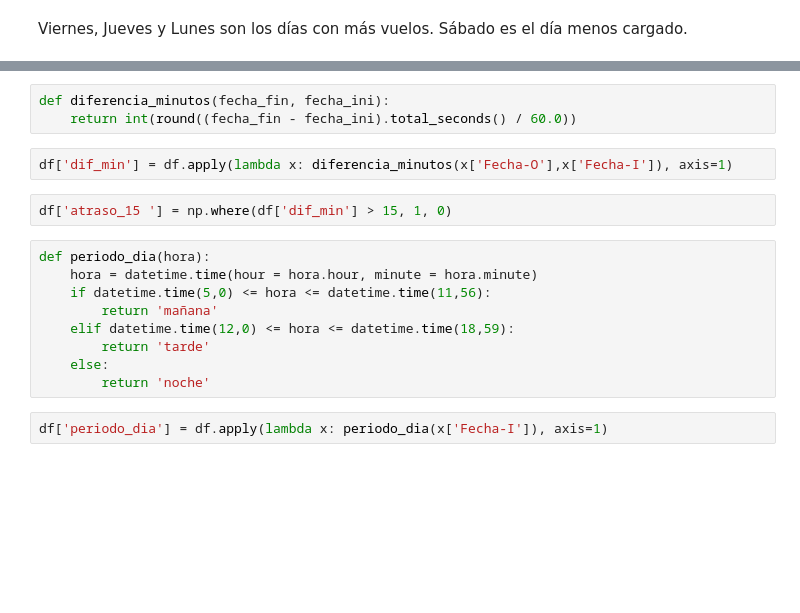
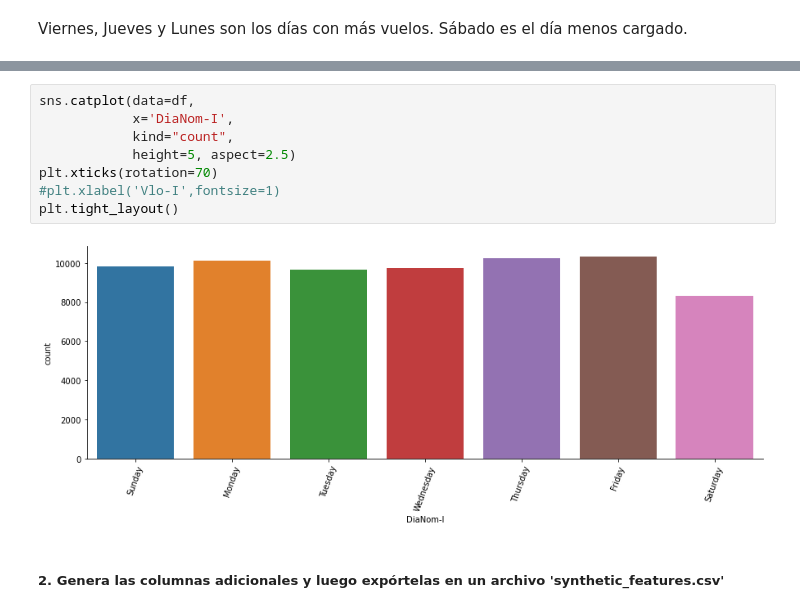
Before and after one commit to sebastiansm/latam_challenge, a Jupyter notebook: solution.ipynb, the cells around one changed output, grey strips where cells are left out. Drawn from its saved outputs; the diff is of its cells as text; blank space fills up the shorter version.

```diff
--- a/solution.ipynb
+++ b/solution.ipynb
@@ -279,18 +260,12 @@ df['temporada_alta'] = df.apply(lambda x: temporada_alta(x['Fecha-I']), axis=1)
-# %%
-def diferencia_minutos(fecha_fin, fecha_ini):
-    return int(round((fecha_fin - fecha_ini).total_seconds() / 60.0))
-# %%
-df['dif_min'] = df.apply(lambda x: diferencia_minutos(x['Fecha-O'],x['Fecha-I']), axis=1)
-# %%
-df['atraso_15 '] = np.where(df['dif_min'] > 15, 1, 0)
-# %%
-def periodo_dia(hora):
-    hora = datetime.time(hour = hora.hour, minute = hora.minute)
-    if datetime.time(5,0) <= hora <= datetime.time(11,56):
-        return 'mañana'
-    elif datetime.time(12,0) <= hora <= datetime.time(18,59):
-        return 'tarde'
-    else:
-        return 'noche'
-# %%
-df['periodo_dia'] = df.apply(lambda x: periodo_dia(x['Fecha-I']), axis=1)
+# %%
+sns.catplot(data=df,
+            x='DiaNom-I',
+            kind="count",
+            height=5, aspect=2.5)
+plt.xticks(rotation=70)
+#plt.xlabel('Vlo-I',fontsize=1)
+plt.tight_layout()
+# %% [output]
+[figure, added]
+# %% [markdown]
+##### 2. Genera las columnas adicionales y luego expórtelas en un archivo 'synthetic_features.csv'
```
Also changed, not shown: parts of 86 cells of this notebook, 2 other files.
